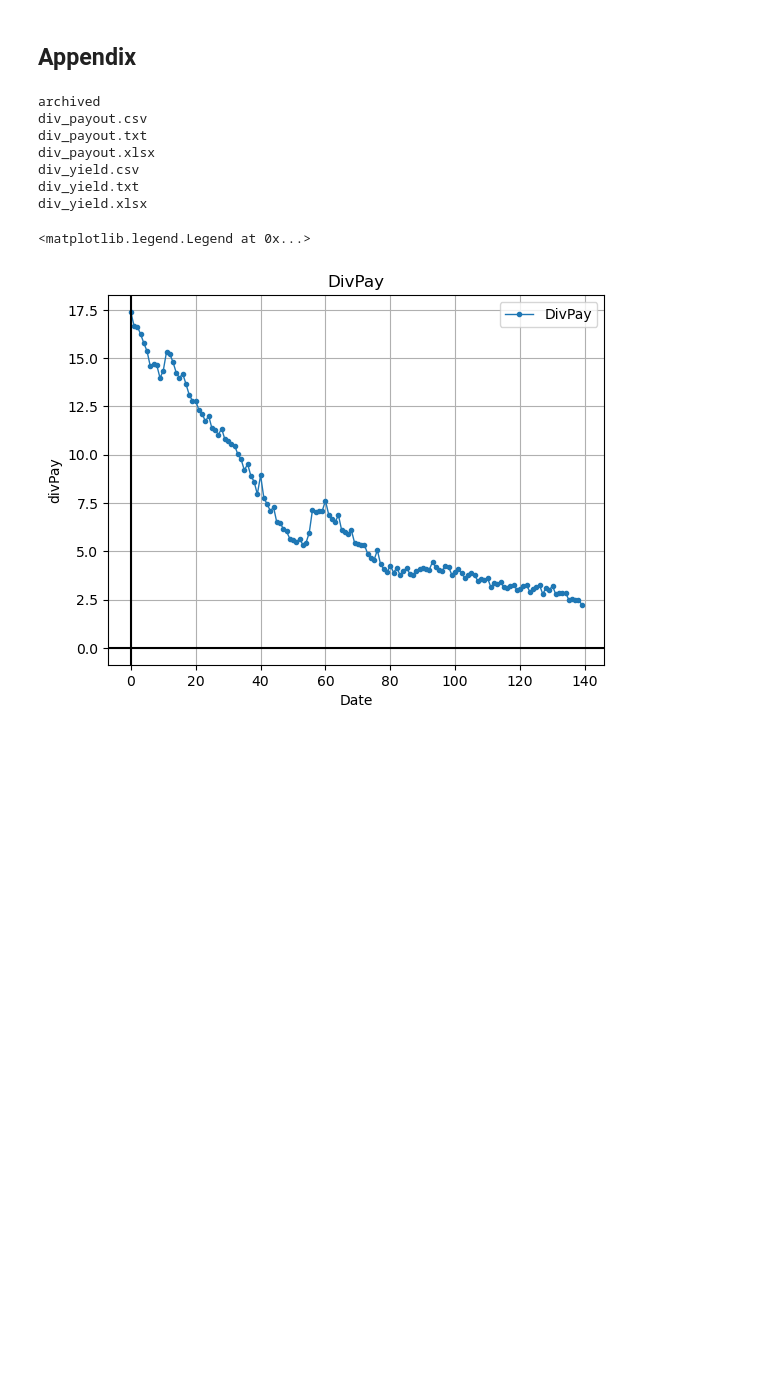
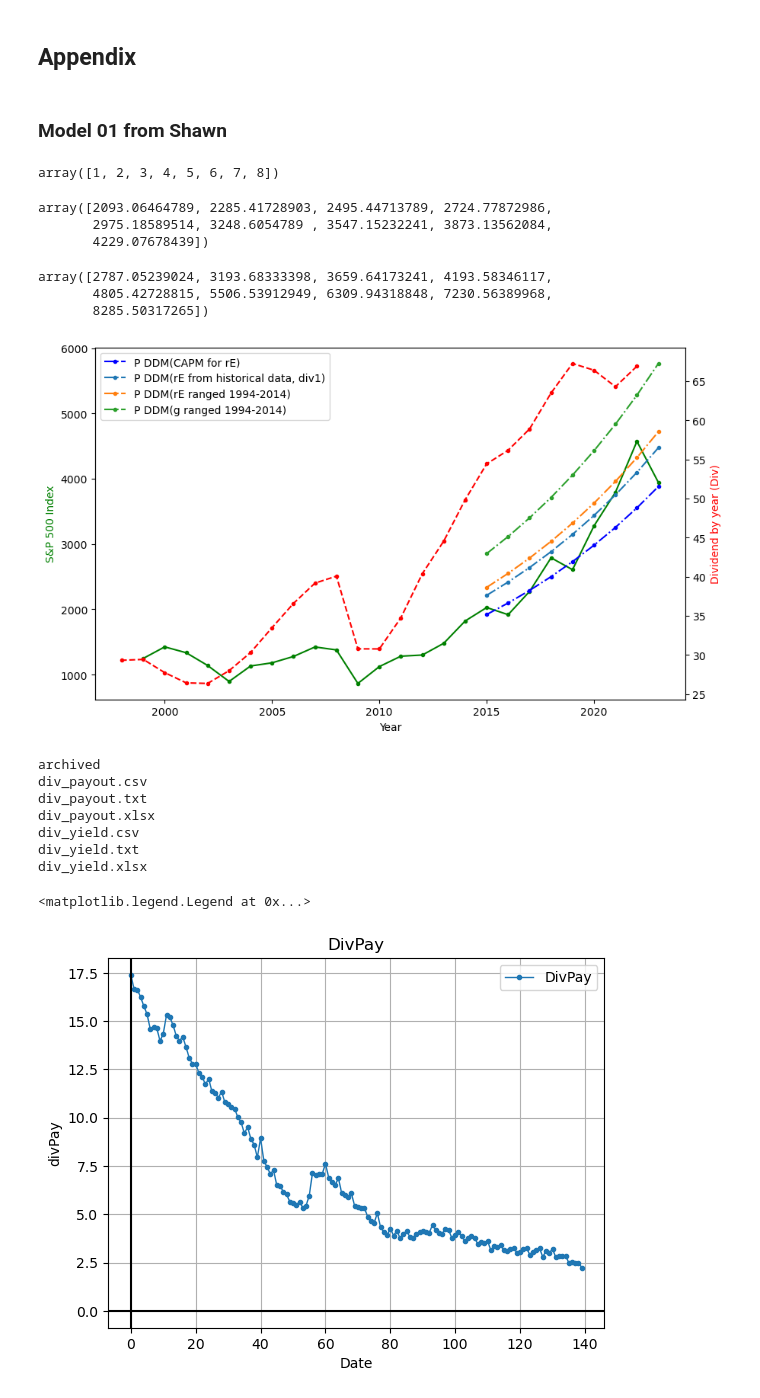
Before and after one commit to notmuchgeek/y3_BPES_cw01, a Jupyter notebook: cw01_main.ipynb, the cells around one changed output. Saved outputs shown, nothing was run; the diff lists cells and outputs as text; code cells hidden in the pictures; blank space fills up the shorter version.

```diff
--- a/cw01_main.ipynb
+++ b/cw01_main.ipynb
@@ -136,2 +282,59 @@ plt.show()
 # %% [markdown]
 ## Appendix
+# %% [markdown]
+### Model 01 from Shawn
+# %%
+np.arange(len(M01_x))+1
+# %% [output]
+array([1, 2, 3, 4, 5, 6, 7, 8])
+# %%
+div[7]*(1+M01_g)**(np.arange(len(M01_x))+1)/(M01_r_e-M01_g)
+# %% [output]
+array([2093.06464789, 2285.41728903, 2495.44713789, 2724.77872986,
+       2975.18589514, 3248.6054789 , 3547.15232241, 3873.13562084,
+       4229.07678439])
+# %%
+M01_div_2014*(1+14.59e-2)**M01_x_p/(16.64e-2-14.59e-2)
+# %% [output]
+array([2787.05239024, 3193.68333398, 3659.64173241, 4193.58346117,
+       4805.42728815, 5506.53912949, 6309.94318848, 7230.56389968,
+       8285.50317265])
+# %%
+M01_div_2014=49.86
+M01_r_e=12.0262e-2
+M01_g=9.1920e-2
+
+
+M01_x = np.arange(2015,2024)
+M01_x_p = np.arange(len(M01_x))+1
+M01_y = M01_div_2014*(1+M01_g)**M01_x_p/(M01_r_e-M01_g)
+# %%
+plt.rcParams['figure.figsize'] = [10, 6]
+
+fig, ax1 = plt.subplots()
+
+ax2 = ax1.twinx()
+ax1.plot(index_year[:25], index[:25],color='g',marker='.',linestyle='-')
+ax1.plot(M01_x, M01_y,color='b',marker='.',linestyle='-.', label='P DDM(CAPM for rE)')
+
+
+ax1.plot(M01_x,M01_div_2014*(1+9.1920e-2)**M01_x_p/(11.65e-2-9.1920e-2),
+         marker='.',linestyle='-.', label='P DDM(rE from historical data, div1)')
+
+
+ax1.plot(M01_x,M01_div_2014*(1+9.1920e-2)**M01_x_p/(11.65e-2-9.32e-2),
+         marker='.',linestyle='-.', label='P DDM(rE ranged 1994-2014)')
+
+ax1.plot(M01_x,M01_div_2014*(1+9.192e-2)**M01_x_p/(11.1e-2-9.192e-2),
+         marker='.',linestyle='-.',label='P DDM(g ranged 1994-2014)')
+
+ax2.plot(div_year[:25],div[:25],color='r',marker='.',linestyle='--')
+
+ax1.set_xlabel('Year')
+ax1.set_ylabel('S&P 500 Index', color='g')
+ax2.set_ylabel('Dividend by year (Div)', color='r')
+
+ax1.legend()
+plt.show()
+# %% [output]
+[figure, added]
```
Also changed, not shown: parts of 9 cells of this notebook, 1 other file.
